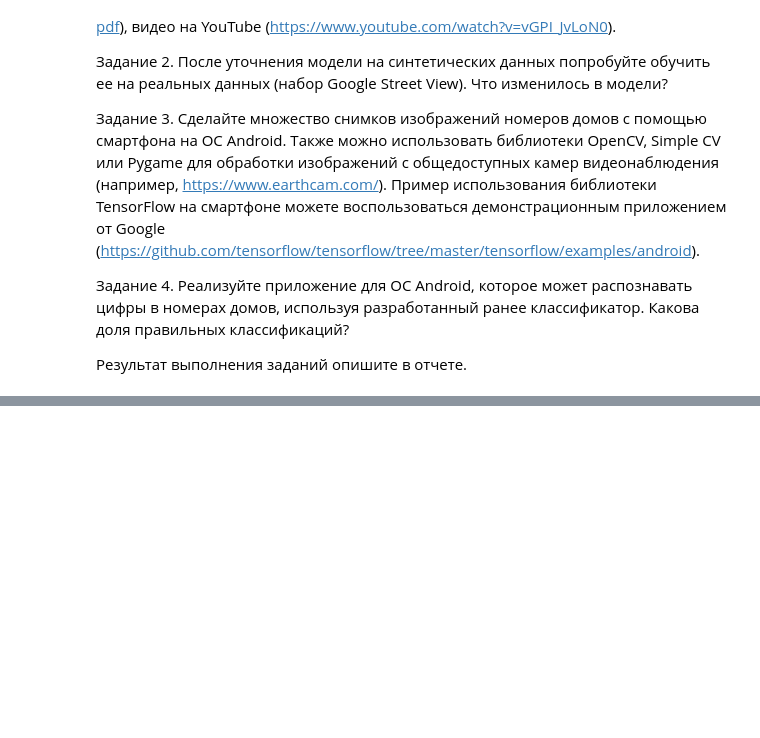
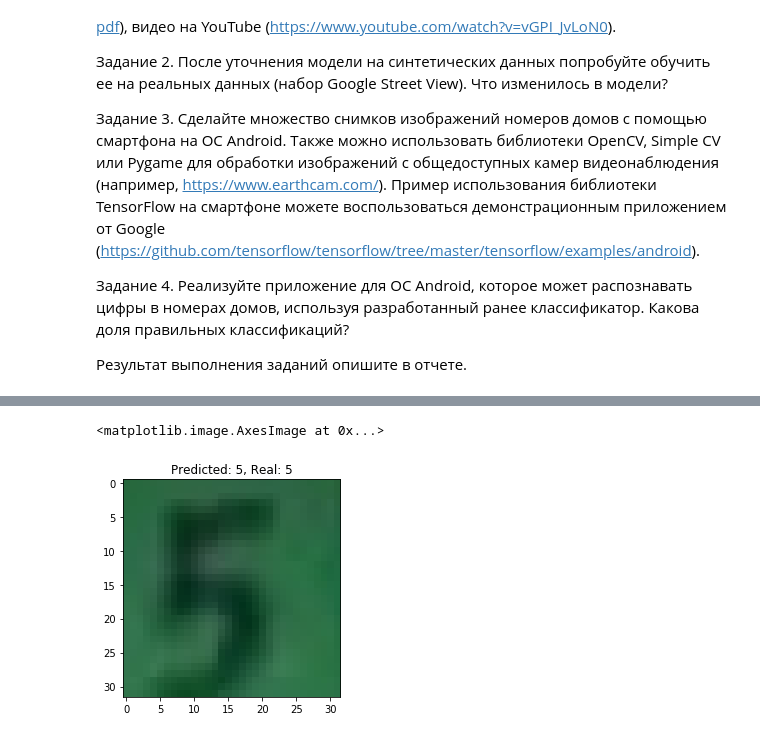
Before and after one commit to denmoroz/mo-labs-2, a Jupyter notebook: Lab4.ipynb, the cells around one changed output, grey strips where cells are left out. Drawn from its saved outputs; the diff is of its cells as text; code cells hidden in the pictures; blank space fills up the shorter version.

```diff
--- a/Lab4.ipynb
+++ b/Lab4.ipynb
@@ -40,0 +187,7 @@
+# %%
+idx = 0
+plt.title(f"Predicted: {test_predicted[idx] + 1}, Real: {y_test[idx] + 1}")
+plt.imshow(X_test[idx])
+# %% [output]
+<matplotlib.image.AxesImage at 0x...>
+[figure, added]
```
Also changed, not shown: parts of 16 cells of this notebook.
